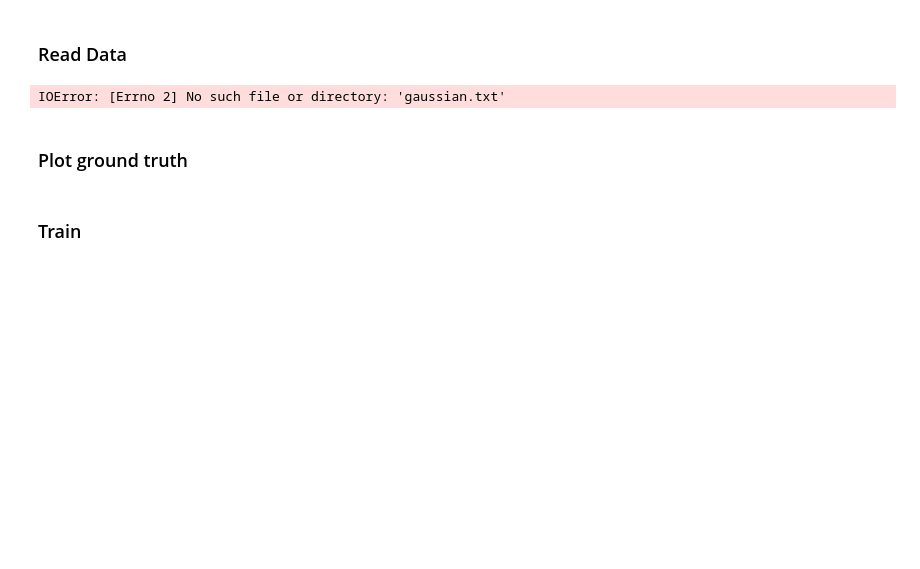
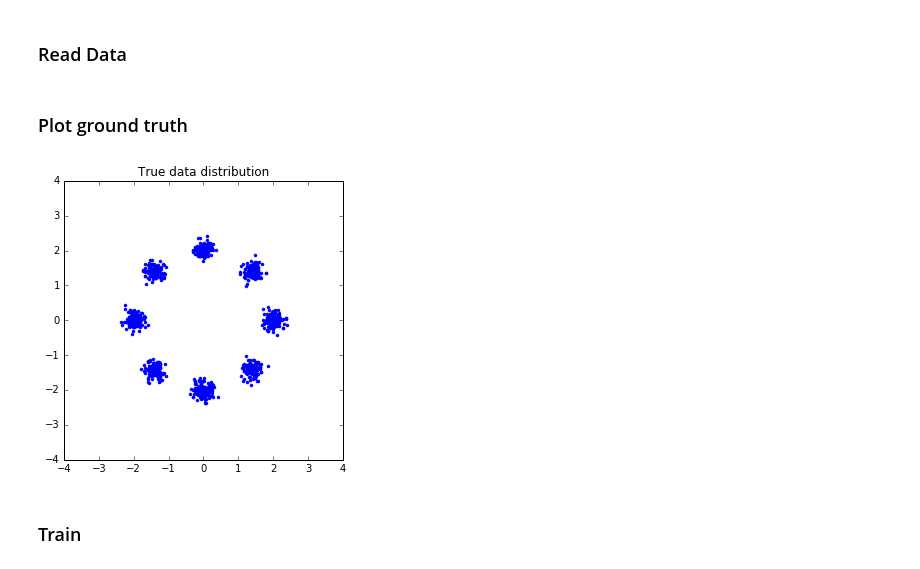
Before and after one commit to ChengtaoLi/dan, a Jupyter notebook: toy/toy_demo.ipynb, the cells around one changed output. Saved outputs shown, nothing was run; the diff lists cells and outputs as text; code cells hidden in the pictures; blank space fills up the shorter version.

```diff
--- a/toy/toy_demo.ipynb
+++ b/toy/toy_demo.ipynb
@@ -179,7 +179,6 @@ G_solver = tf.train.AdamOptimizer(learning_rate=1e-4, beta1=0.5).minimize(G_loss
 # %%
 data = read()
 data_size = len(data)
-data_size = 40000
 data = np.concatenate((data, data[:batch_size,:]), axis=0)
 
 sess = tf.Session()
@@ -190,17 +189,18 @@ if not os.path.exists(save_fig_path):
     os.makedirs(save_fig_path)
 
 i = 0
-# %% [output]
-IOError: [Errno 2] No such file or directory: 'gaussian.txt'
 # %% [markdown]
 ### Plot ground truth
 # %%
+plt.figure(figsize=(5,5))
 plt.plot(data[:1000,0], data[:1000,1], 'b.')
 axes = plt.gca()
 axes.set_xlim([-4,4])
 axes.set_ylim([-4,4])
 plt.title('True data distribution')
 plt.savefig(save_fig_path + '/real.png', bbox_inches='tight')
+# %% [output]
+[figure, added]
 # %% [markdown]
 ### Train
 # %%
```
Also changed, not shown: parts of 2 cells of this notebook.
